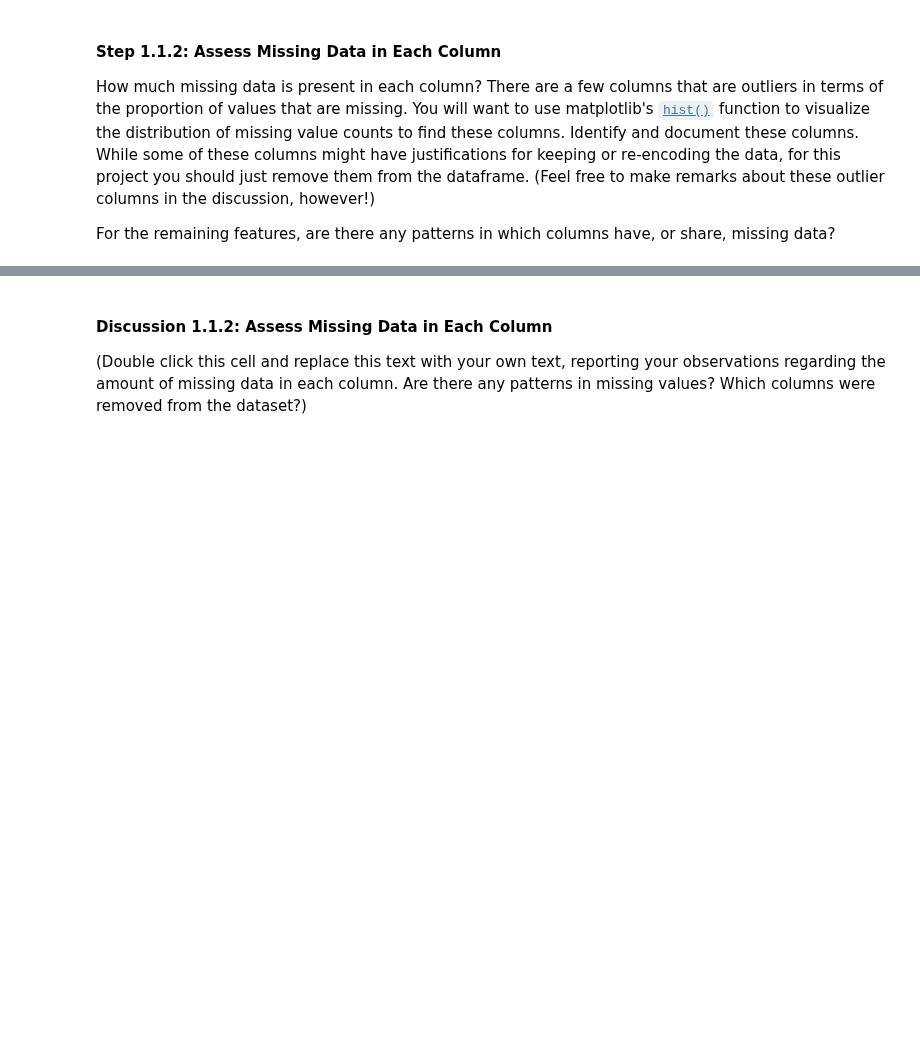
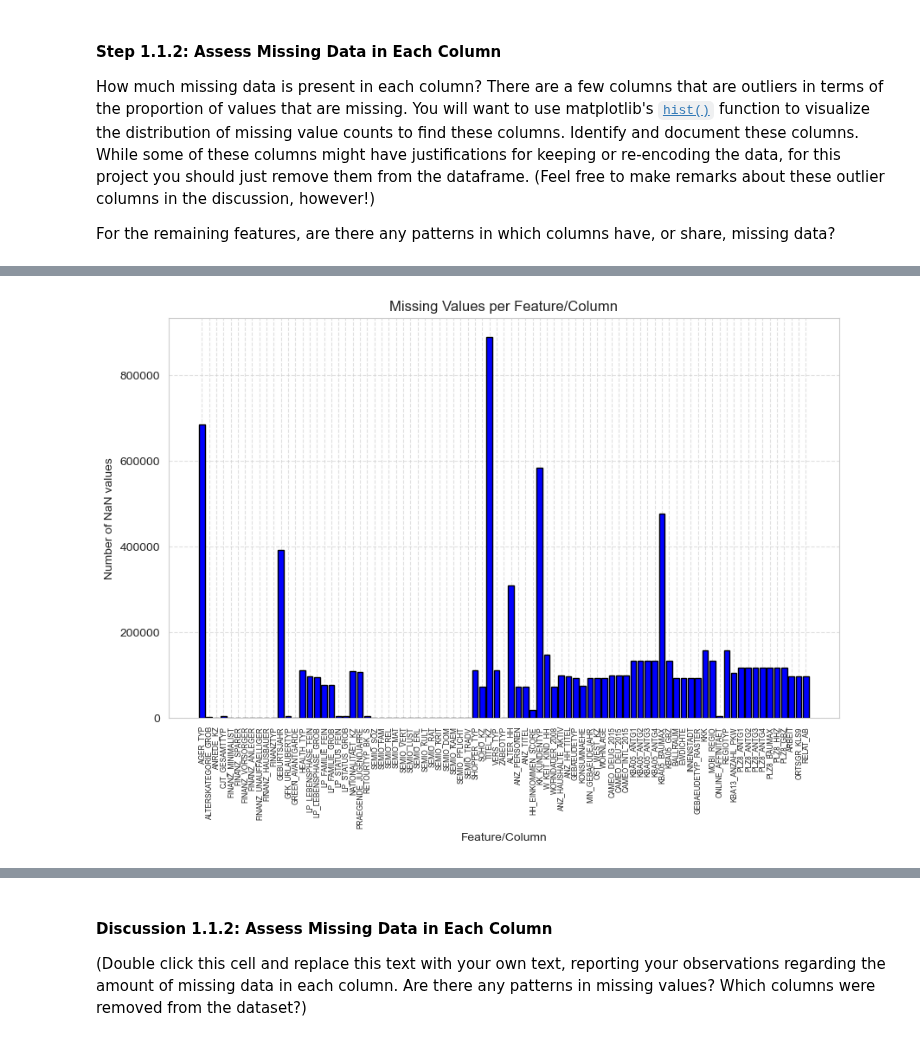
Before and after one commit to kinant/ud-ml-pytorch, a Jupyter notebook: Project 03/identify_customer_segments/Identify_Customer_Segments.ipynb, the cells around one changed output, grey strips where cells are left out. Saved outputs shown, nothing was run; the diff lists cells and outputs as text; code cells hidden in the pictures; blank space fills up the shorter version.

```diff
--- a/Project 03/identify_customer_segments/Identify_Customer_Segments.ipynb
+++ b/Project 03/identify_customer_segments/Identify_Customer_Segments.ipynb
@@ -305,3 +305,5 @@ For the remaining features, are there any patterns in which columns have, or sha
 # %%
 # Perform an assessment of how much missing data there is in each column of the
 # dataset.
+count_miss_values = demographics_data.isna().sum()
+print(count_miss_values)
@@ -308,2 +328,14 @@ For the remaining features, are there any patterns in which columns have, or sha
+# %%
+# Plot Counts
+plt.figure(figsize=(10,6))
+plt.bar(count_miss_values.index, count_miss_values.values, color="b", edgecolor='black')
+plt.title('Missing Values per Feature/Column')
+plt.xlabel('Feature/Column')
+plt.xticks(rotation=90, ha="center", fontsize=6)
+plt.ylabel('Number of NaN values')
+plt.grid(True, linestyle='--', alpha=0.6)
+plt.show()
+# %% [output]
+[figure, added]
 # %%
 # Investigate patterns in the amount of missing data in each column.
```
Also changed, not shown: parts of 20 cells of this notebook.
